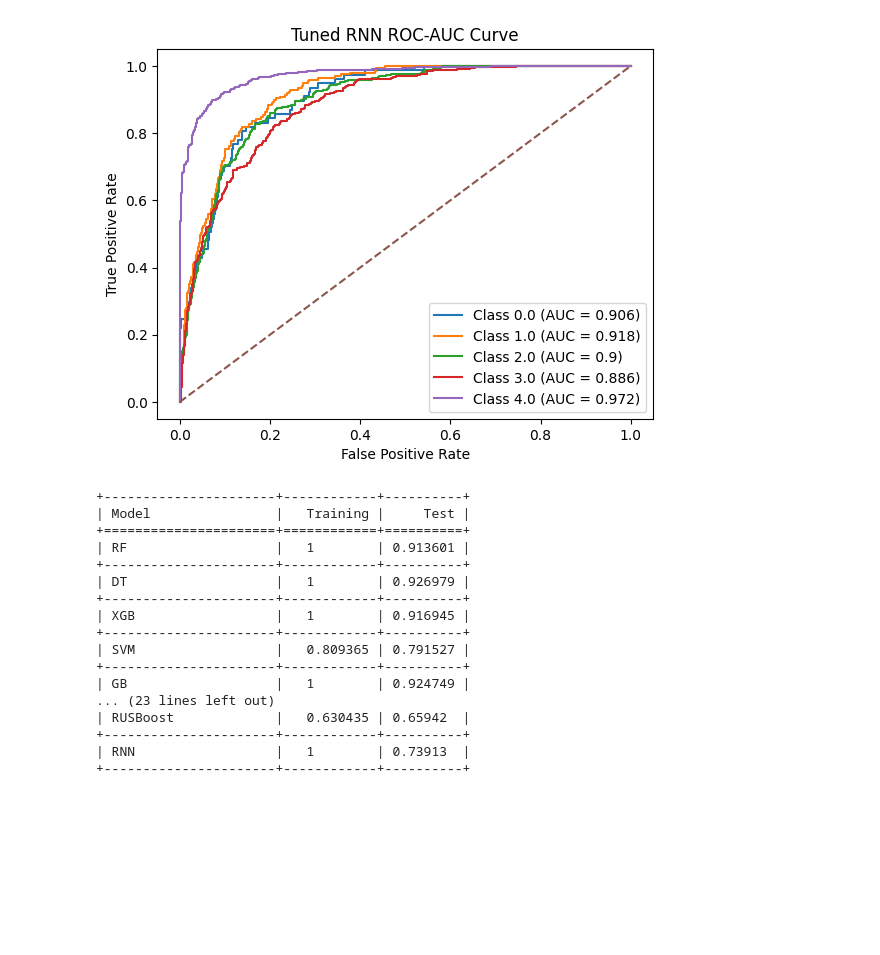
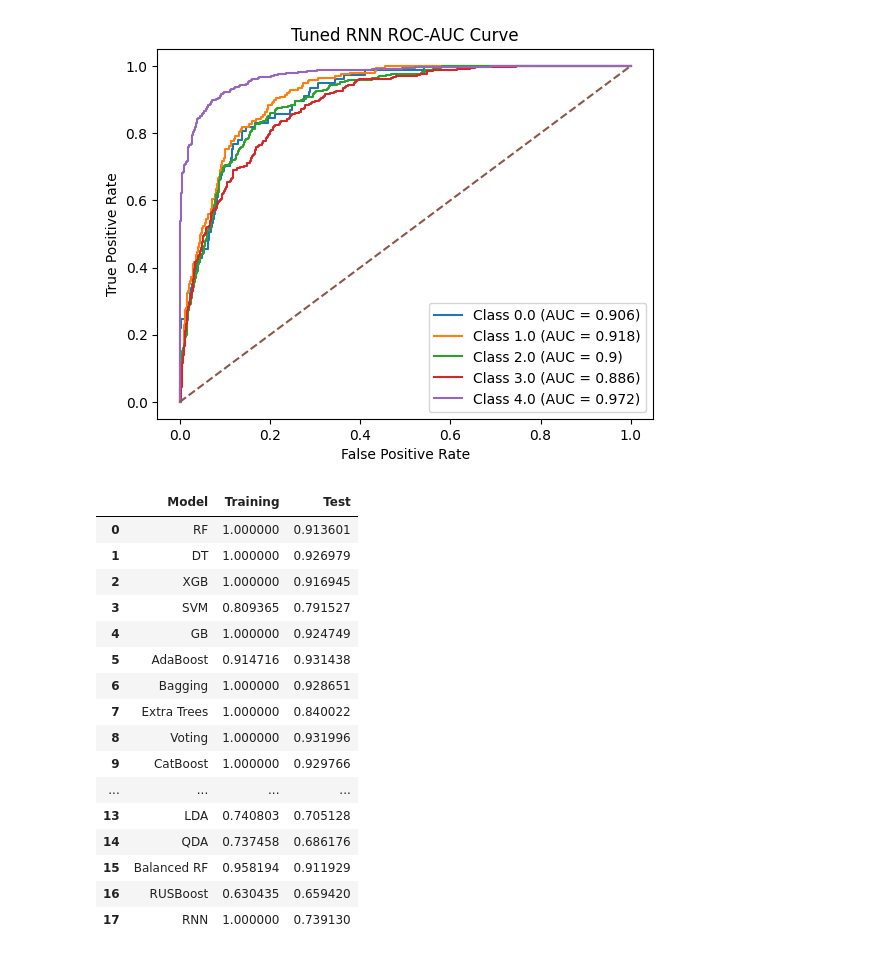
Before and after one commit to samifahim07/EduIntel-Intelligent-Student-Performance-Analytics, a Jupyter notebook: student-performance.ipynb, the cells around one changed output. Drawn from its saved outputs; the diff is of its cells as text; code cells hidden in the pictures; blank space fills up the shorter version.

```diff
--- a/student-performance.ipynb
+++ b/student-performance.ipynb
@@ -3480,26 +3480,15 @@ FNR for Tuned RNN Classifier :  26.08695652173913
 ROC-AUC Score for Tuned RNN Classifier :  0.9368714722521253
 [figure]
 # %%
+
 table = {
     "Model": [
-        "RF",
-        "DT",
-        "XGB",
-        "SVM",
-        "GB",
-        "AdaBoost",
-        "Bagging",
-        "Extra Trees",
-        "Voting",
-        "CatBoost",
-        "LightGBM",
-        "HistGradientBoosting",
-        "Naive Bayes",
-        "LDA",
-        "QDA",
-        "Balanced RF",
-        "RUSBoost",
-        "RNN"
+        "RF", "DT", "XGB", "SVM", "GB",
+        "AdaBoost", "Bagging", "Extra Trees",
+        "Voting", "CatBoost", "LightGBM",
+        "HistGradientBoosting", "Naive Bayes",
+        "LDA", "QDA", "Balanced RF",
+        "RUSBoost", "RNN"
     ],
 
     "Training": [
@@ -3521,50 +3510,48 @@ table = {
         brf.score(xtrain, ytrain),
         rus.score(xtrain, ytrain),
         rnn.score(xtrain_scaled, ytrain)
     ],
 
     "Test": [
         rf.score(xtest, ytest),
         dt.score(xtest, ytest),
         xgb.score(xtest, ytest),
         svm.score(xtest, ytest),
         gb.score(xtest, ytest),
         ada.score(xtest, ytest),
         bc.score(xtest, ytest),
         etc.score(xtest, ytest),
         vt.score(xtest, ytest),
         cat.score(xtest, ytest),
         lgbm.score(xtest, ytest),
         hgb.score(xtest, ytest),
         nb.score(xtest, ytest),
         lda.score(xtest, ytest),
         qda.score(xtest, ytest),
         brf.score(xtest, ytest),
         rus.score(xtest, ytest),
         rnn.score(xtest_scaled, ytest)
     ]
 }
 
 df = pd.DataFrame(table)
 
-from tabulate import tabulate
-
-print(tabulate(df, headers="keys", tablefmt="grid", showindex=False))
+df
 # %% [output]
-+----------------------+------------+----------+
-| Model                |   Training |     Test |
-+======================+============+==========+
-| RF                   |   1        | 0.913601 |
-+----------------------+------------+----------+
-| DT                   |   1        | 0.926979 |
-+----------------------+------------+----------+
-| XGB                  |   1        | 0.916945 |
-+----------------------+------------+----------+
-| SVM                  |   0.809365 | 0.791527 |
-+----------------------+------------+----------+
-| GB                   |   1        | 0.924749 |
-... (23 lines left out)
-| RUSBoost             |   0.630435 | 0.65942  |
-+----------------------+------------+----------+
-| RNN                  |   1        | 0.73913  |
-+----------------------+------------+----------+
+|  | Model | Training | Test |
+| 0 | RF | 1.000000 | 0.913601 |
+| 1 | DT | 1.000000 | 0.926979 |
+| 2 | XGB | 1.000000 | 0.916945 |
+| 3 | SVM | 0.809365 | 0.791527 |
+| 4 | GB | 1.000000 | 0.924749 |
+| 5 | AdaBoost | 0.914716 | 0.931438 |
+| 6 | Bagging | 1.000000 | 0.928651 |
+| 7 | Extra Trees | 1.000000 | 0.840022 |
+| 8 | Voting | 1.000000 | 0.931996 |
+| 9 | CatBoost | 1.000000 | 0.929766 |
+| ... | ... | ... | ... |
+| 13 | LDA | 0.740803 | 0.705128 |
+| 14 | QDA | 0.737458 | 0.686176 |
+| 15 | Balanced RF | 0.958194 | 0.911929 |
+| 16 | RUSBoost | 0.630435 | 0.659420 |
+| 17 | RNN | 1.000000 | 0.739130 |
```
Also changed, not shown: parts of 1 cell of this notebook.
